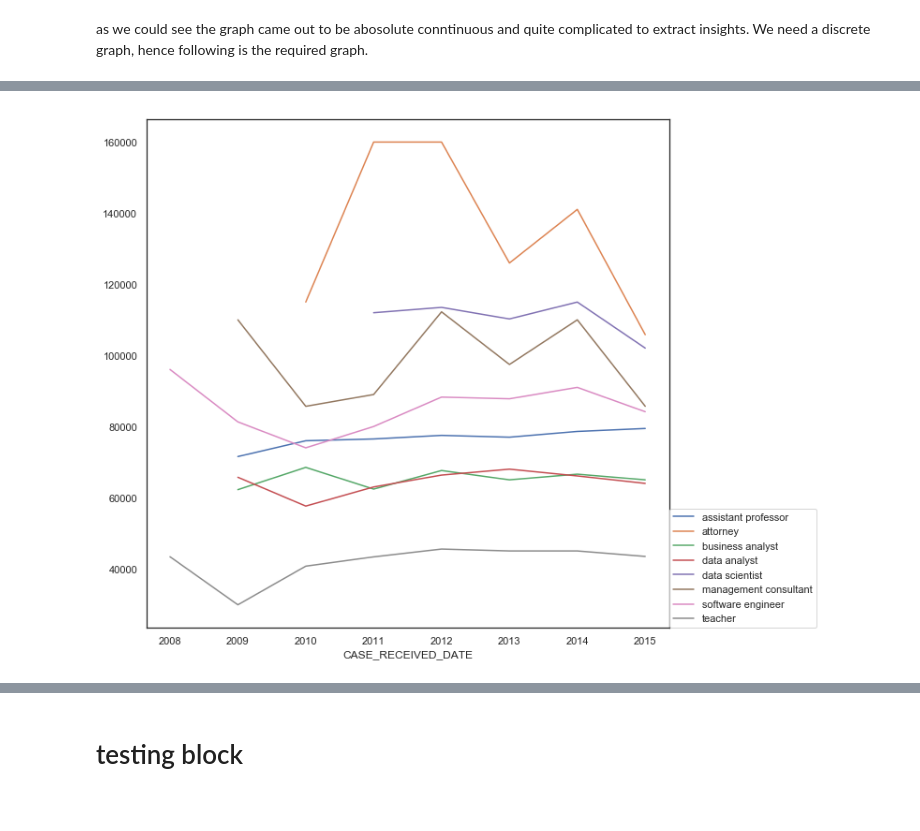
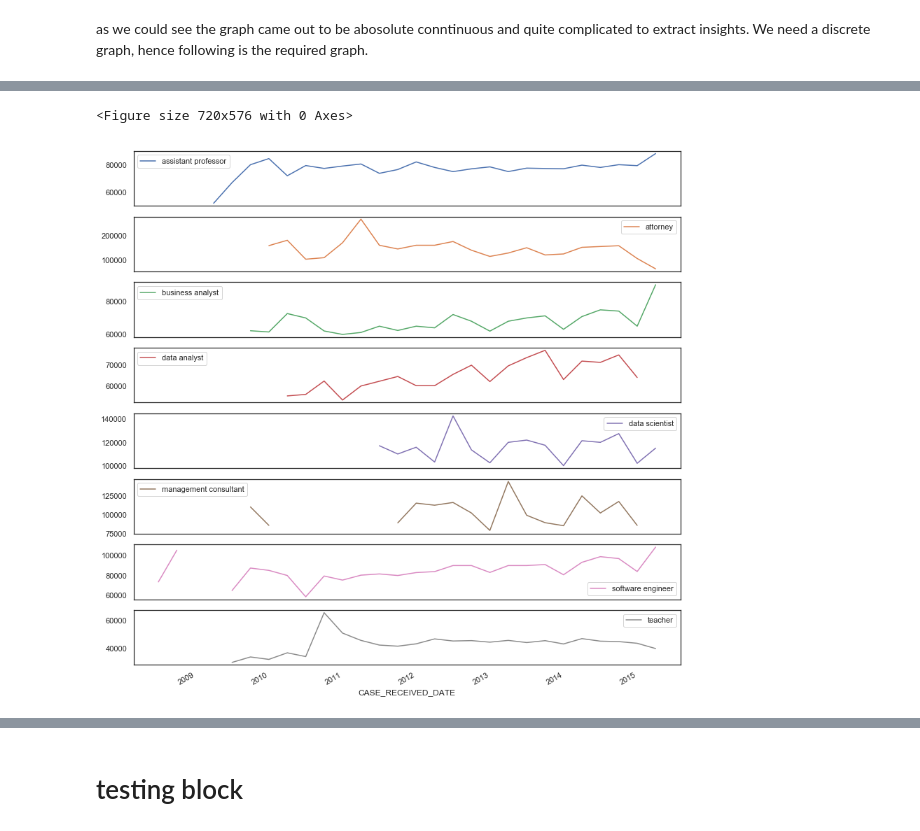
Before and after one commit to vivekgoyal180/EDA-Salary-data, a Jupyter notebook: EDA salary data.ipynb, the cells around one changed output, grey strips where cells are left out. Cells and saved outputs as stored; diff of their text form; code cells hidden in the pictures.

```diff
--- a/EDA salary data.ipynb
+++ b/EDA salary data.ipynb
@@ -354,3 +298,0 @@ plt.show()
-# %%
-salary1 = salary.loc[salary.PAID_WAGE_PER_YEAR<1500000,]
-salary1.info()
@@ -374,3 +298,0 @@ memory usage: 10.8+ MB
-# %%
-salary1=salary1.loc[salary1.WORK_STATE !='OTHERS']
-salary1.info()
@@ -436,2 +332,10 @@ plt.show()
 # %% [markdown]
 as we could see the graph came out to be abosolute conntinuous and quite complicated to extract insights. We need a discrete graph, hence following is the required graph.
+# %%
+#Setting up the default figure size
+sns.set(rc={'figure.figsize':(14,15)},style='white')
+# %%
+salary1.CASE_RECEIVED_DATE= pd.to_datetime(salary1.CASE_RECEIVED_DATE)
+salary2=salary1.set_index('CASE_RECEIVED_DATE')
+salary2.info()
+salary2.head()
@@ -438,10 +365,12 @@ as we could see the graph came out to be abosolute conntinuous and quite complic
 # %%
 #filtering dataset
-year_median= salary2.groupby('JOB_TITLE_SUBGROUP')['PAID_WAGE_PER_YEAR'].resample('Y').median()
+year_median= salary2.groupby('JOB_TITLE_SUBGROUP')['PAID_WAGE_PER_YEAR'].resample('Q').median()
 line_plot_data = year_median.unstack().transpose()
 
-line_plot = line_plot_data.plot.line()
-plt.legend(loc=(1,0))
+plt.figure(figsize=(10,8))
+line_plot = line_plot_data.plot(kind='line',subplots=True)
+#plt.legend(loc=(1,0))
 plt.show()
 # %% [output]
+<Figure size 720x576 with 0 Axes>
-[figure, old version]
+[figure, new version]
```
Also changed, not shown: parts of 46 cells of this notebook.
